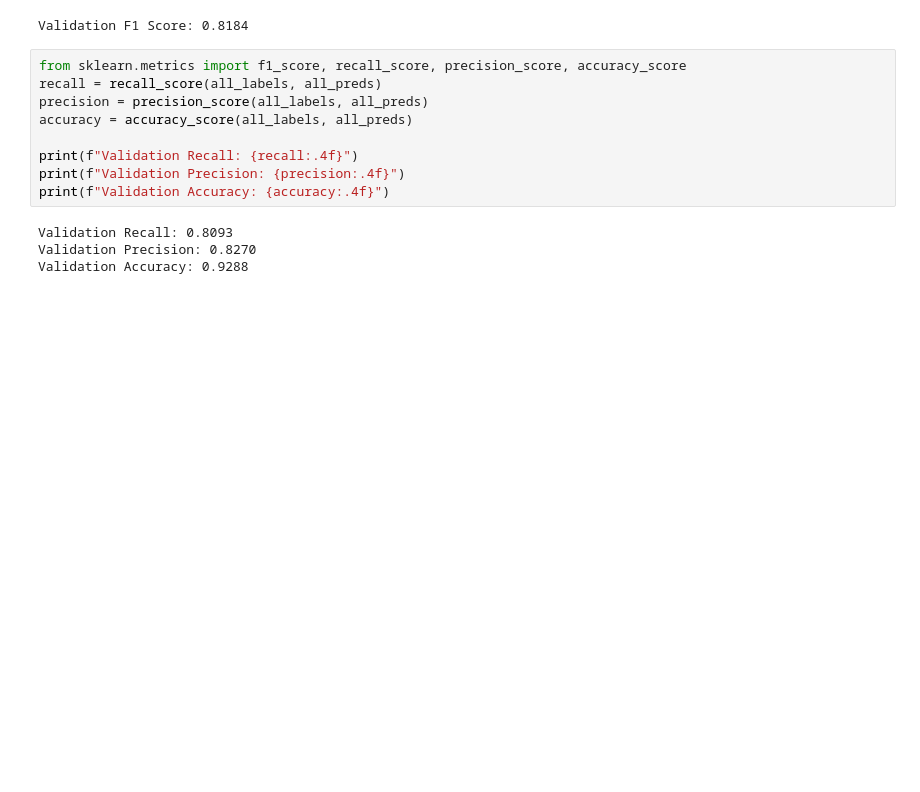
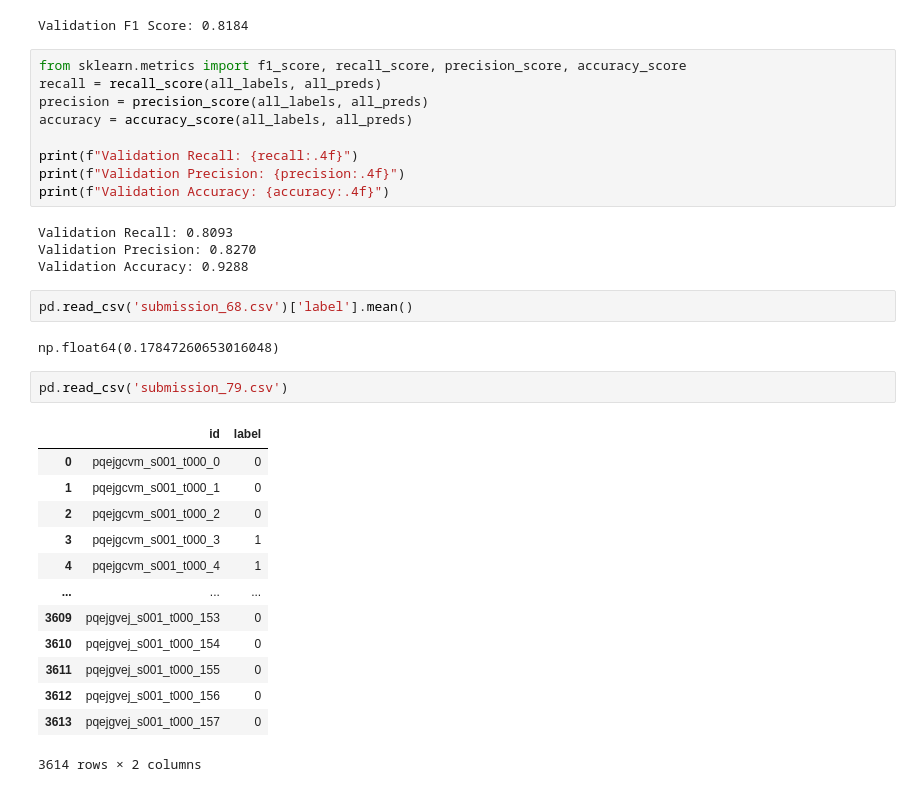
Before and after one commit to tugbatumer/nml_project, a Jupyter notebook: cnn_corrected.ipynb, the cells around one changed output. Cells and saved outputs as stored; diff of their text form; blank space fills up the shorter version.

```diff
--- a/cnn.ipynb
+++ b/cnn_corrected.ipynb
@@ -189,3 +226,23 @@ print(f"Validation Accuracy: {accuracy:.4f}")
 Validation Recall: 0.8093
 Validation Precision: 0.8270
 Validation Accuracy: 0.9288
+# %%
+pd.read_csv('submission_68.csv')['label'].mean()
+# %% [output]
+np.float64(0.17847260653016048)
+# %%
+pd.read_csv('submission_79.csv')
+# %% [output]
+|  | id | label |
+| 0 | pqejgcvm_s001_t000_0 | 0 |
+| 1 | pqejgcvm_s001_t000_1 | 0 |
+| 2 | pqejgcvm_s001_t000_2 | 0 |
+| 3 | pqejgcvm_s001_t000_3 | 1 |
+| 4 | pqejgcvm_s001_t000_4 | 1 |
+| ... | ... | ... |
+| 3609 | pqejgvej_s001_t000_153 | 0 |
+| 3610 | pqejgvej_s001_t000_154 | 0 |
+| 3611 | pqejgvej_s001_t000_155 | 0 |
+| 3612 | pqejgvej_s001_t000_156 | 0 |
+| 3613 | pqejgvej_s001_t000_157 | 0 |
+3614 rows × 2 columns
```
Also changed, not shown: parts of 10 cells of this notebook.
